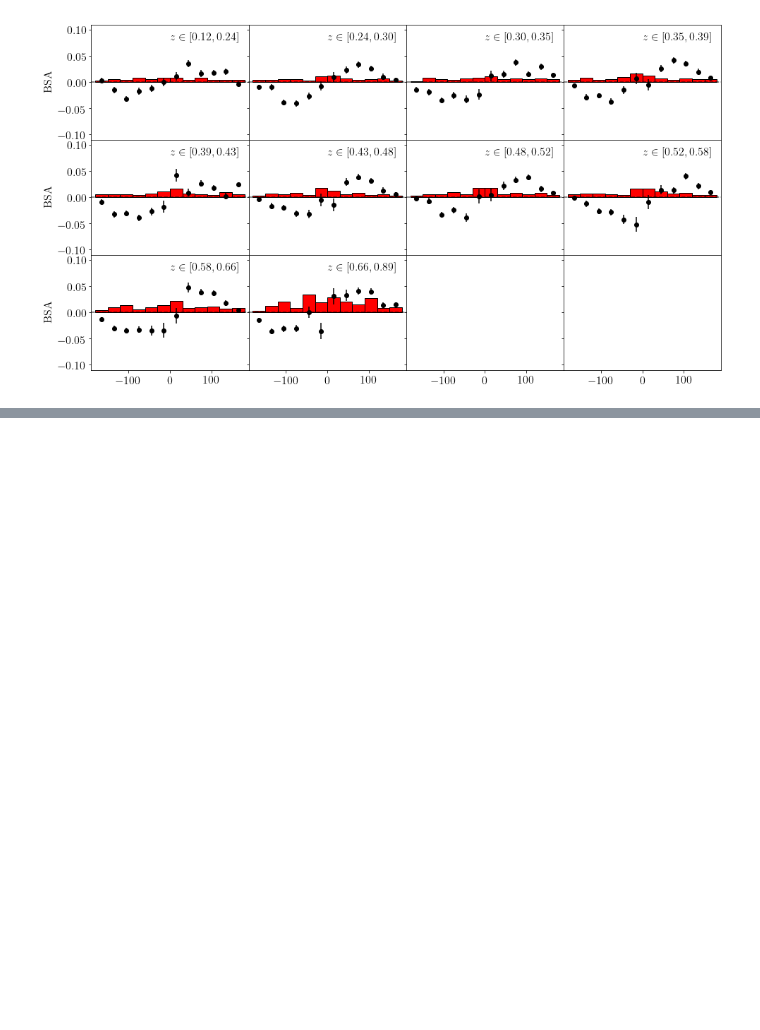
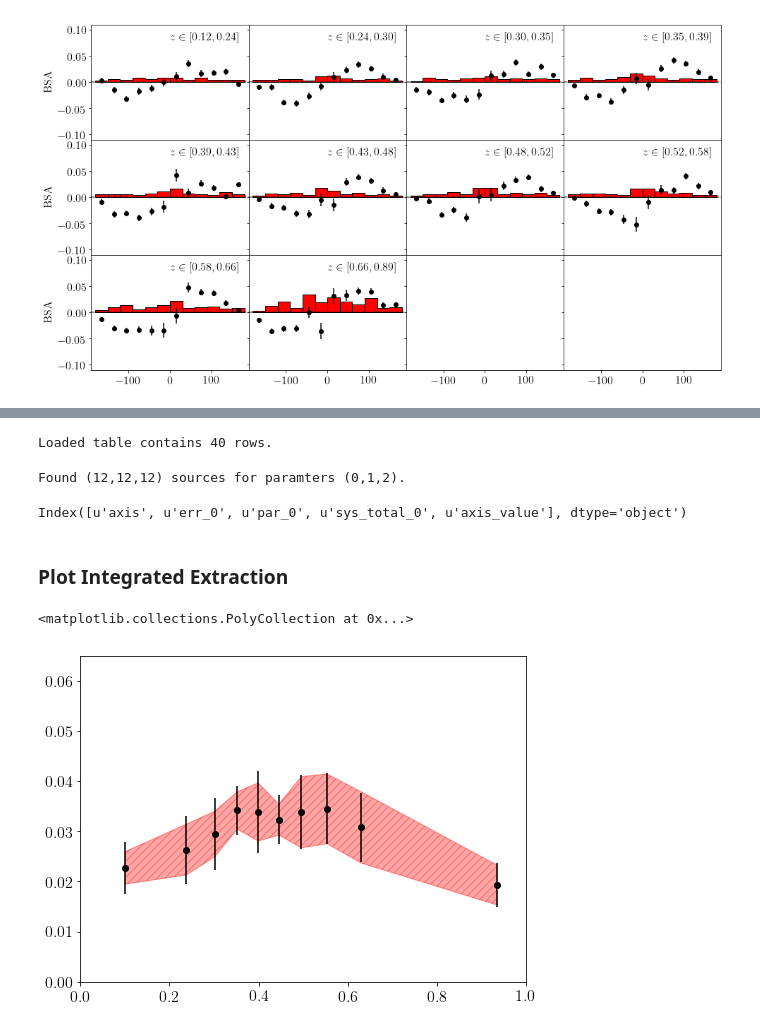
Before and after one commit to dmriser/python-analysis, a Jupyter notebook: kaon-bsa/notebooks/1.0-plot-results.ipynb, the cells around one changed output, grey strips where cells are left out. Cells and saved outputs as stored; diff of their text form; code cells hidden in the pictures; blank space fills up the shorter version.

```diff
--- a/kaon-bsa/notebooks/1.0-plot-results.ipynb
+++ b/kaon-bsa/notebooks/1.0-plot-results.ipynb
@@ -178,0 +193,4 @@ for axis in ['x', 'z']:
+# %%
+print('Loaded table contains {} rows.'.format(len(moments_df)))
+# %% [output]
+Loaded table contains 40 rows.
@@ -178,0 +205,49 @@ for axis in ['x', 'z']:
+# %%
+sys0_cols = find_systematic_contributions(moments_df.columns, 0)
+sys1_cols = find_systematic_contributions(moments_df.columns, 1)
+sys2_cols = find_systematic_contributions(moments_df.columns, 2)
+# %%
+print('Found ({},{},{}) sources for paramters (0,1,2).'.format(
+    len(sys0_cols), len(sys1_cols), len(sys2_cols)))
+# %% [output]
+Found (12,12,12) sources for paramters (0,1,2).
+# %%
+def add_sources_from_list(data, columns):
+    ''' Take a list of sources and add them in quadrature. '''
+    sum_squared = np.zeros(len(data))
+    for col in columns:
+        sum_squared += data[col]**2
+
+    return np.sqrt(sum_squared)
+# %%
+moments_df['sys_total_0'] = add_sources_from_list(moments_df, sys0_cols)
+moments_df['sys_total_1'] = add_sources_from_list(moments_df, sys1_cols)
+moments_df['sys_total_2'] = add_sources_from_list(moments_df, sys2_cols)
+# %%
+keeper_cols = ['axis', 'axis_value', 'par_0', 'err_0', 'sys_total_0']
+moments_df.drop(columns=[c for c in moments_df.columns if c not in keeper_cols], inplace=True)
+# %%
+moments_df.columns
+# %% [output]
+Index([u'axis', u'err_0', u'par_0', u'sys_total_0', u'axis_value'], dtype='object')
+# %% [markdown]
+### Plot Integrated Extraction
+# %%
+z_idx = np.where(moments_df['axis'].values == 'pt')[0]
+
+fig = plt.figure( figsize=(8,6) )
+ax = fig.add_subplot(1,1,1)
+ax.errorbar(moments_df.iloc[z_idx]['axis_value'],
+            moments_df.iloc[z_idx]['par_0'],
+            moments_df.iloc[z_idx]['err_0'],
+           marker='o', linestyle='', color='black')
+ax.set_ylim([0.0, 0.065])
+ax.set_xlim([0.0, 1.0])
+
+ax.fill_between(moments_df.iloc[z_idx]['axis_value'],
+       moments_df.iloc[z_idx]['par_0'] - moments_df.iloc[z_idx]['sys_total_0'],
+       moments_df.iloc[z_idx]['par_0'] + moments_df.iloc[z_idx]['sys_total_0'],
+               color='red', alpha=0.35, hatch='///')
+# %% [output]
+<matplotlib.collections.PolyCollection at 0x...>
+[figure, added]
```
Also changed, not shown: parts of 4 cells of this notebook, 4 other files.
